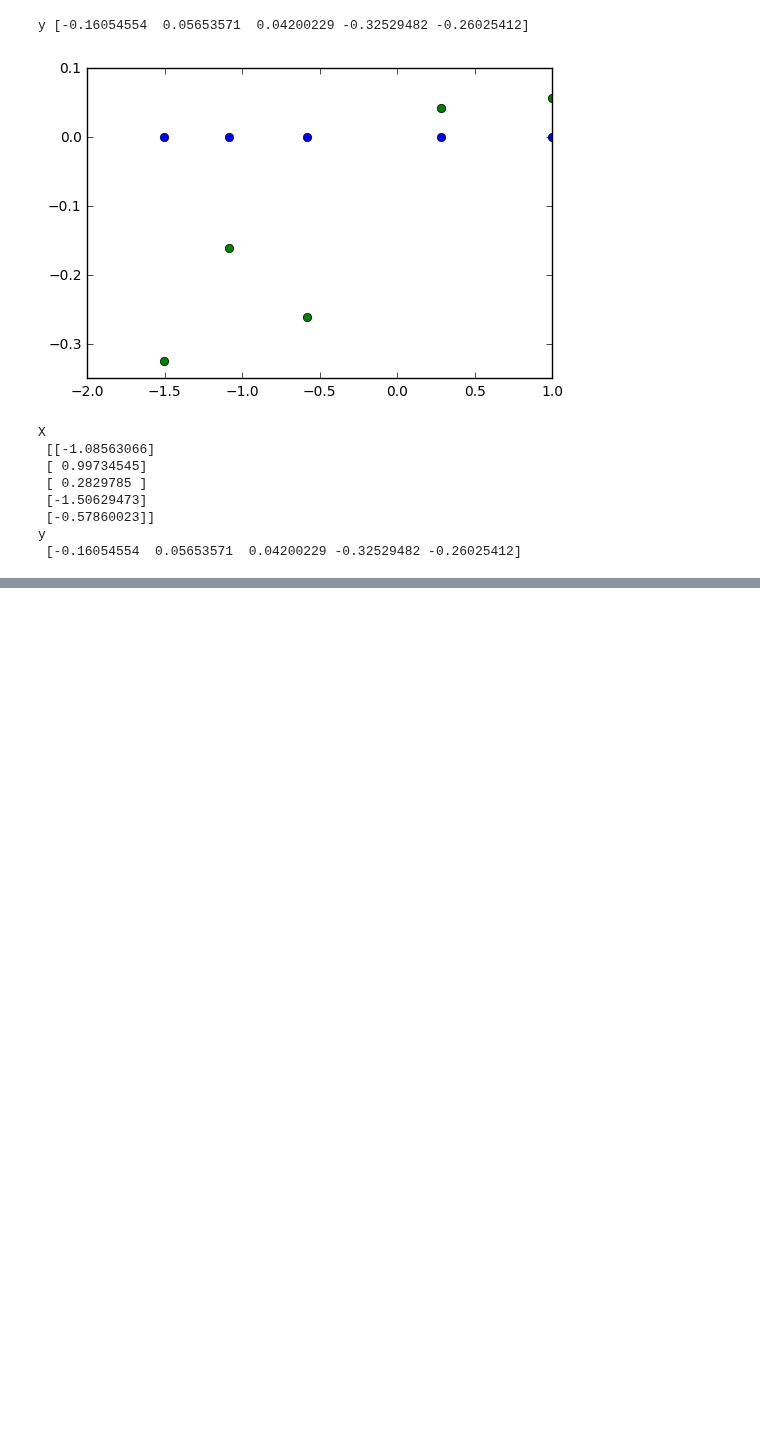
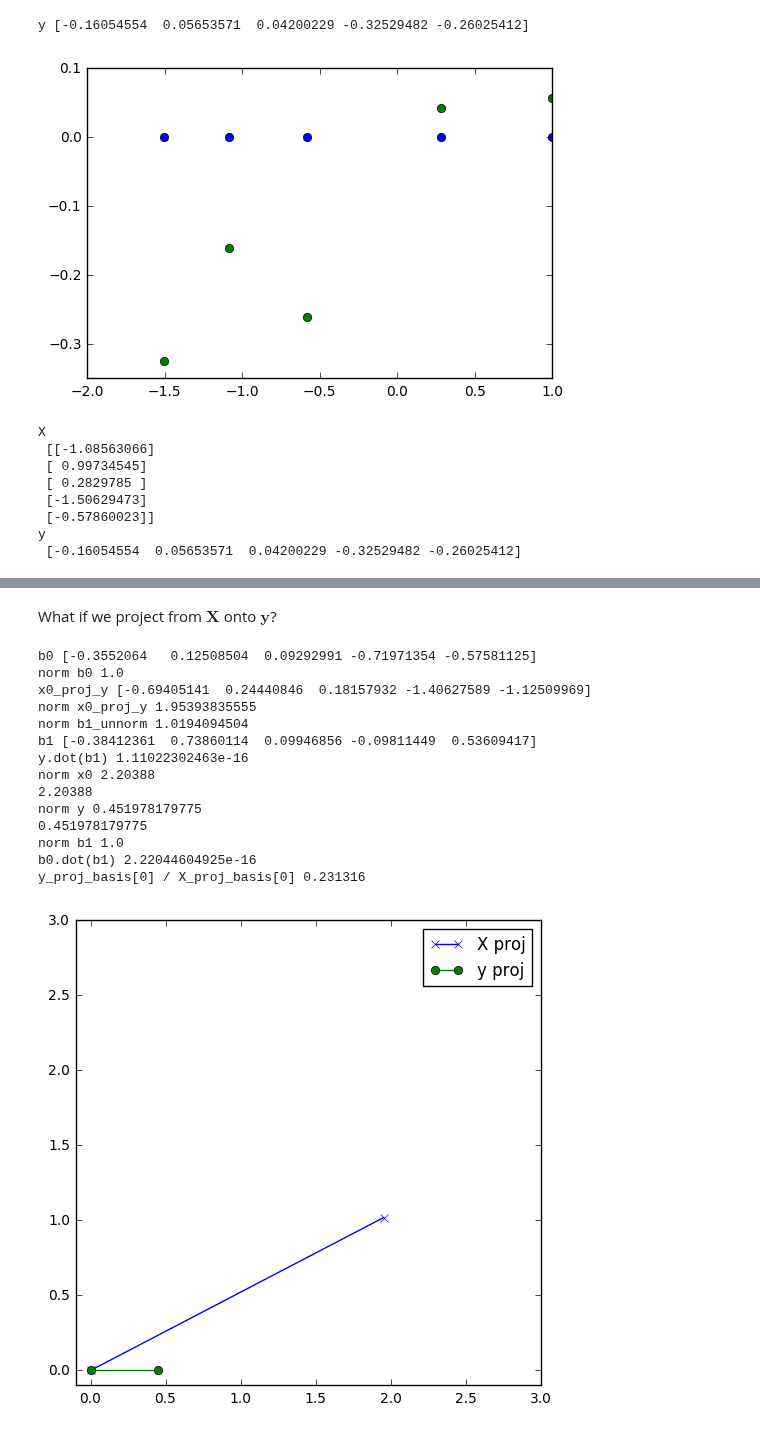
Before and after one commit to hughperkins/selfstudy-IBP, a Jupyter notebook: maths/wiki_linearleastsquares.ipynb, the cells around one changed output, grey strips where cells are left out. Cells and saved outputs as stored; diff of their text form; code cells hidden in the pictures; blank space fills up the shorter version.

```diff
--- a/maths/wiki_linearleastsquares.ipynb
+++ b/maths/wiki_linearleastsquares.ipynb
@@ -331,0 +475,72 @@ y
+# %% [markdown]
+What if we project from $\mathbf{X}$ onto $\mathbf{y}$?
+# %%
+"""
+This uses y/mod(y) as b_0, and projects from X onto y
+"""
+
+import mylib
+import importlib
+importlib.reload(mylib)
+
+x0 = X[:, 0]
+
+b0 = y / np.linalg.norm(y)
+print('b0', b0)
+print('norm b0', np.linalg.norm(b0))
+
+x0_proj_y = x0.dot(y) / y.dot(y) * y
+print('x0_proj_y', x0_proj_y)
+print('norm x0_proj_y', np.linalg.norm(x0_proj_y))
+b1_unnorm = x0 - x0_proj_y
+print('norm b1_unnorm', np.linalg.norm(b1_unnorm))
+b1 = b1_unnorm / np.linalg.norm(b1_unnorm)
+print('b1', b1)
+
+print('y.dot(b1)', y.dot(b1))
+
+print('norm x0', np.linalg.norm(x0))
+print(np.sqrt(np.sum(np.power(x0, 2))))
+print('norm y', np.linalg.norm(y))
+print(np.sqrt(np.sum(np.power(y, 2))))
+print('norm b1', np.linalg.norm(b1))
+print('b0.dot(b1)', b0.dot(b1))
+
+def proj_ortho_basis(v, b0, b1):
+    v = v.reshape(-1)
+    b0 = b0.reshape(-1)
+    b1 = b1.reshape(-1)
+    x = v.dot(b0)
+    y = v.dot(b1)
+    proj = np.array([x, y], dtype=np.float32)
+    return proj
+
+X_proj_basis = proj_ortho_basis(X, b0, b1)
+y_proj_basis = proj_ortho_basis(y, b0, b1)
+# print('beta', beta)
+beta_rev = y_proj_basis[0] / X_proj_basis[0]
+print('y_proj_basis[0] / X_proj_basis[0]', y_proj_basis[0] / X_proj_basis[0])
+
+plt.figure(figsize=(6, 6))
+mylib.plot_vector(X_proj_basis, formatstr='-x', label='X proj')
+mylib.plot_vector(y_proj_basis, formatstr='-o', label='y proj')
+plt.xlim(-0.1, 3)
+plt.ylim(-0.1, 3)
+plt.legend()
+plt.show()
+# %% [output]
+b0 [-0.3552064   0.12508504  0.09292991 -0.71971354 -0.57581125]
+norm b0 1.0
+x0_proj_y [-0.69405141  0.24440846  0.18157932 -1.40627589 -1.12509969]
+norm x0_proj_y 1.95393835555
+norm b1_unnorm 1.0194094504
+b1 [-0.38412361  0.73860114  0.09946856 -0.09811449  0.53609417]
+y.dot(b1) 1.11022302463e-16
+norm x0 2.20388
+2.20388
+norm y 0.451978179775
+0.451978179775
+norm b1 1.0
+b0.dot(b1) 2.22044604925e-16
+y_proj_basis[0] / X_proj_basis[0] 0.231316
+[figure, added]
```
Also changed, not shown: parts of 8 cells of this notebook, 1 other file.
